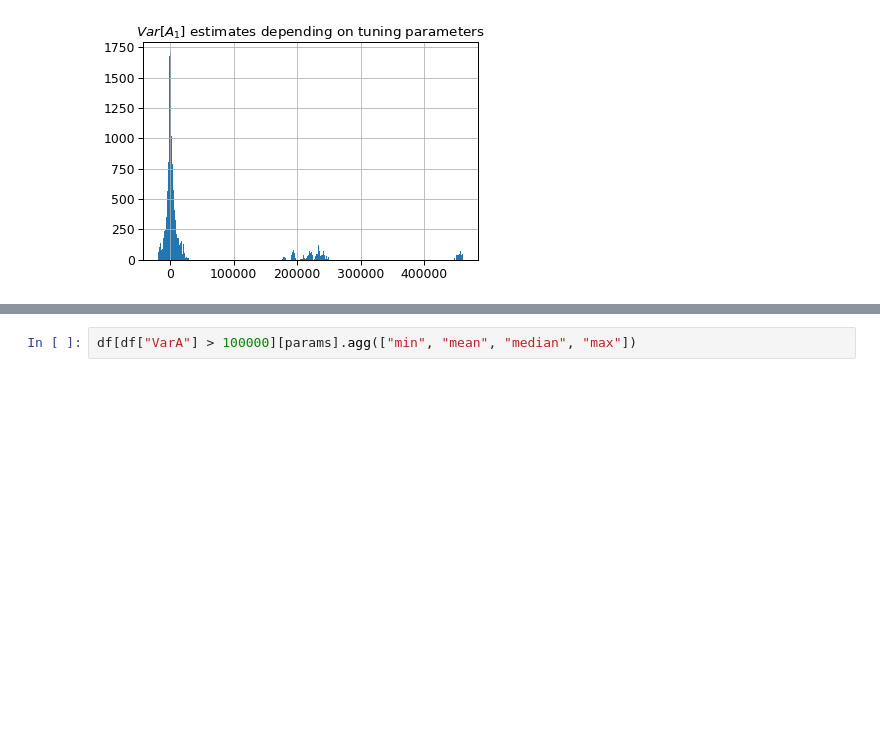
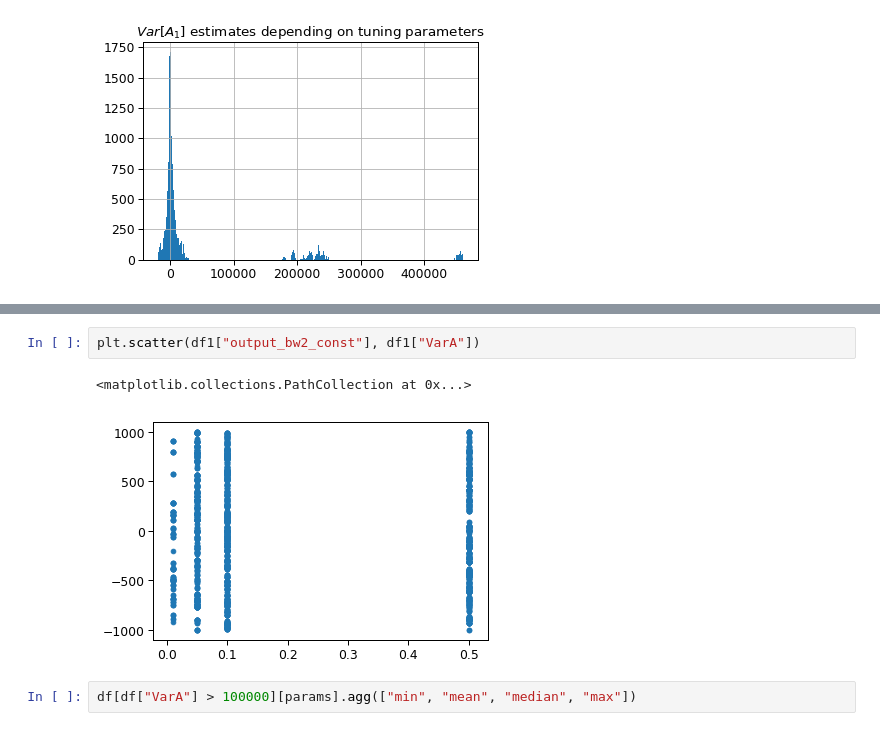
Before and after one commit to halflearned/FHHPS, a Jupyter notebook: scripts/empirical_figures.ipynb, the cells around one changed output, grey strips where cells are left out. Drawn from its saved outputs; the diff is of its cells as text; blank space fills up the shorter version.

```diff
--- a/scripts/empirical_figures.ipynb
+++ b/scripts/empirical_figures.ipynb
@@ -65,3 +72,8 @@ ax.set_title("$Var[A_{1}]$ estimates depending on tuning parameters");
+# %%
+plt.scatter(df1["output_bw2_const"], df1["VarA"])
+# %% [output]
+<matplotlib.collections.PathCollection at 0x...>
+[figure, added]
 # %%
 df[df["VarA"] > 100000][params].agg(["min", "mean", "median", "max"])
 # %% [output]
```
Also changed, not shown: parts of 2 cells of this notebook, 1 other file.
